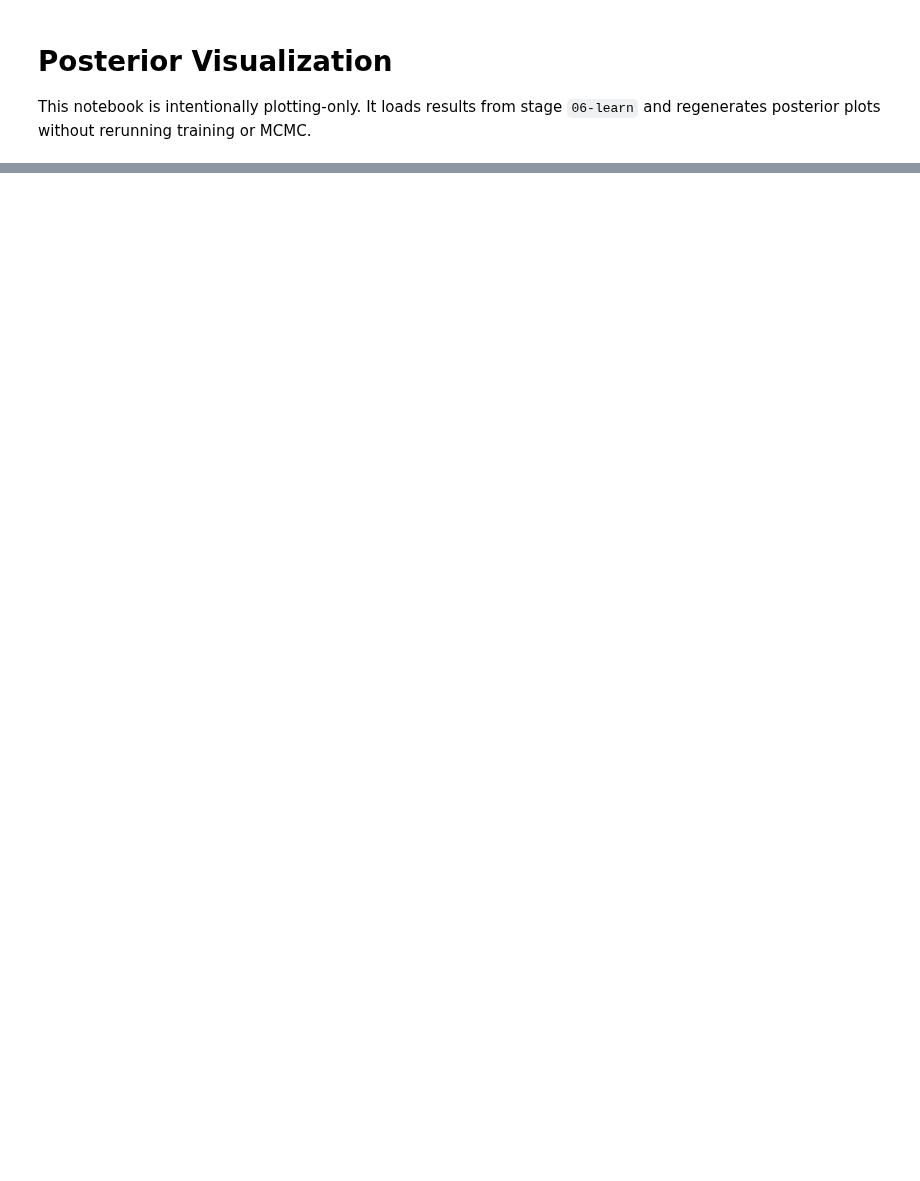
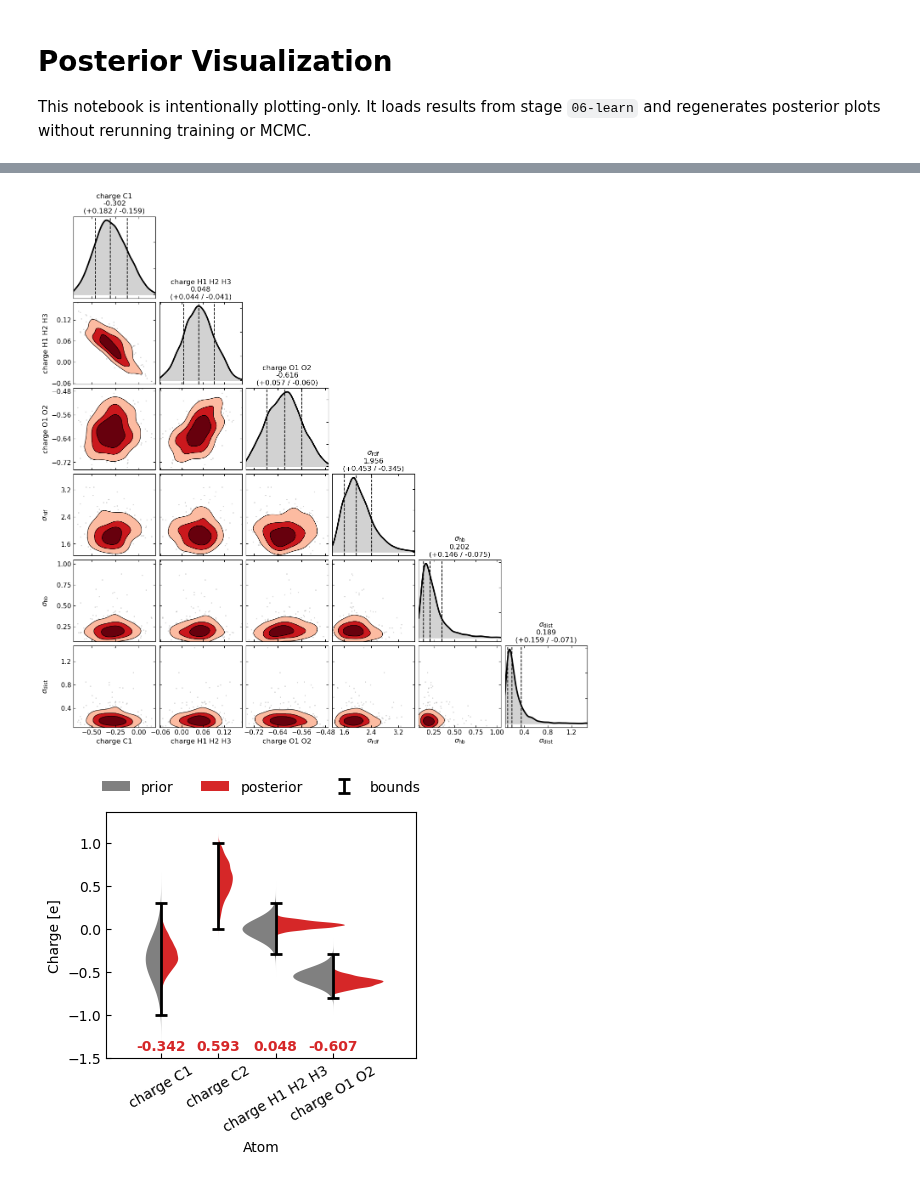
Before and after one commit to vojtechkostal/BayesicForceFields, a Jupyter notebook: examples/acetate/07-visualize/visualize.ipynb, the cells around one changed output, grey strips where cells are left out. Cells and saved outputs as stored; diff of their text form; code cells hidden in the pictures; blank space fills up the shorter version.

Commit message:
plots save

```diff
--- a/examples/acetate/07-visualize/visualize.ipynb
+++ b/examples/acetate/07-visualize/visualize.ipynb
@@ -38,0 +33,6 @@ plt.show()
+# %%
+plot_corner(results)
+plot_marginals(results, SPECS)
+# %% [output]
+[figure, added]
+[figure, added]
```
Also changed, not shown: parts of 2 cells of this notebook.
